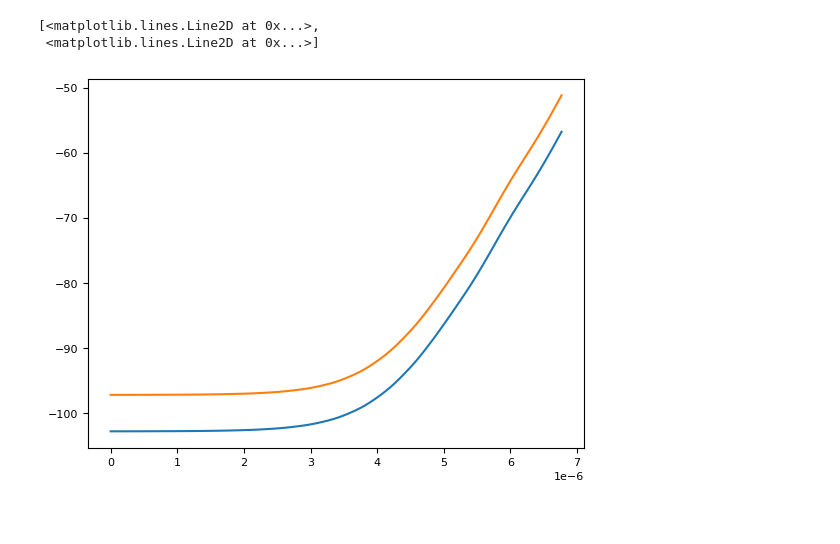
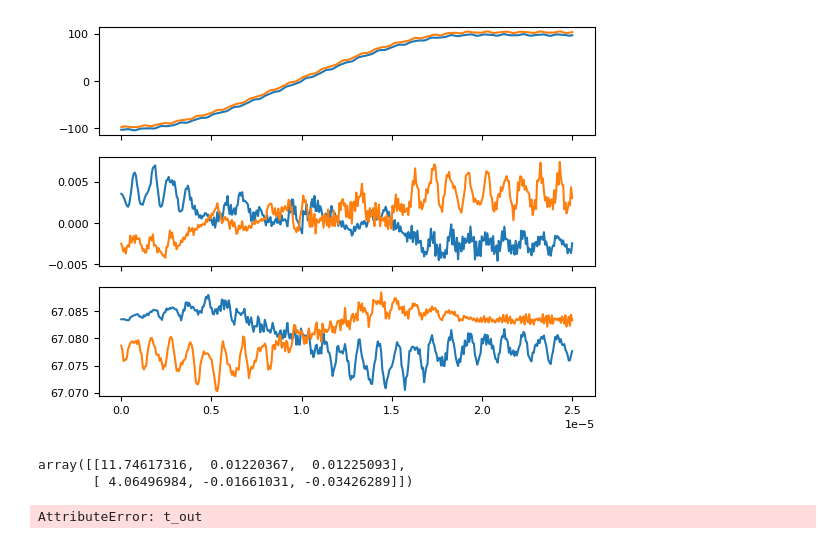
Before and after one commit to tiqi-group/pytrans-examples, a Jupyter notebook: examples/04_transport_simulate.ipynb, the cells around one changed output. Drawn from its saved outputs; the diff is of its cells as text; code cells hidden in the pictures.

```diff
--- a/examples/04_transport_simulate.ipynb
+++ b/examples/04_transport_simulate.ipynb
@@ -54,0 +54,11 @@ plt.plot(sim.t * 1e6, sim.y[:len(x0)].T *1e6)
+# %%
+ions = [Ca40, Ca40]
+
+# x2 = trap.x_ele(2)
+# x2 = [x2 - 2e-6, x2 + 2e-6]
+x0 = x_eq.copy()
+# x0[:, 0] = [x2 - 2e-6, x2 + 2e-6]
+v0 = np.zeros_like(x0)
+v0[:, 0] = np.random.rand(2) * 20
+
+x0, v0
@@ -55,13 +70,8 @@ plt.plot(sim.t * 1e6, sim.y[:len(x0)].T *1e6)
 # %%
-ions = [Ca40, Ca40]
 
-# x2 = trap.x_ele(2)
-# x2 = [x2 - 2e-6, x2 + 2e-6]
-x0 = x_eq.copy()
-# x0[:, 0] = [x2 - 2e-6, x2 + 2e-6]
+bounds = [(-120e-6, 1200e-6), (-10e-6, 10e-6), (trap.z0 - 10e-6, trap.z0 + 10e-6)]
+# bounds = None
 
-bounds = [(-200e-6, -50e-6), (-10e-6, 10e-6), (trap.z0 - 10e-6, trap.z0 + 10e-6)]
-
-sim3d = simulate_waveform(trap, wf, ions, t, dt=trap.dt, x0=x0, bounds=bounds)
+sim3d = simulate_waveform(trap, wf, ions, t, dt=trap.dt, x0=x0, v0=v0, bounds=bounds)
 # %% [output]
 Exec simulate_waveform
@@ -70,7 +80,8 @@ A termination event occurred.
-# %%
-plt.plot(sim3d.t, sim3d.x[:, :, 0] * 1e6)
-# plt.plot(sim.t, sim.y[:len(x0)].T *1e6)
-# %% [output]
-[<matplotlib.lines.Line2D at 0x...>,
- <matplotlib.lines.Line2D at 0x...>]
-[figure, removed]
+# %%
+fig, axes = plt.subplots(3, 1, sharex=True)
+
+for j in range(3):
+    ax = axes[j]
+    ax.plot(sim3d.t, sim3d.x[:, :, j] * 1e6)
+# %% [output]
+[figure, added]
@@ -77,3 +97,12 @@ plt.plot(sim3d.t, sim3d.x[:, :, 0] * 1e6)
+# %%
+sim3d.v[-1]
+# %% [output]
+array([[11.74617316,  0.01220367,  0.01225093],
+       [ 4.06496984, -0.01661031, -0.03426289]])
+# %%
+sim3d.t_out, sim3d.x_out
+# %% [output]
+AttributeError: t_out
 # %%
 sim3d.message
 # %% [output]
```
Also changed, not shown: parts of 11 cells of this notebook, 23 other files.
